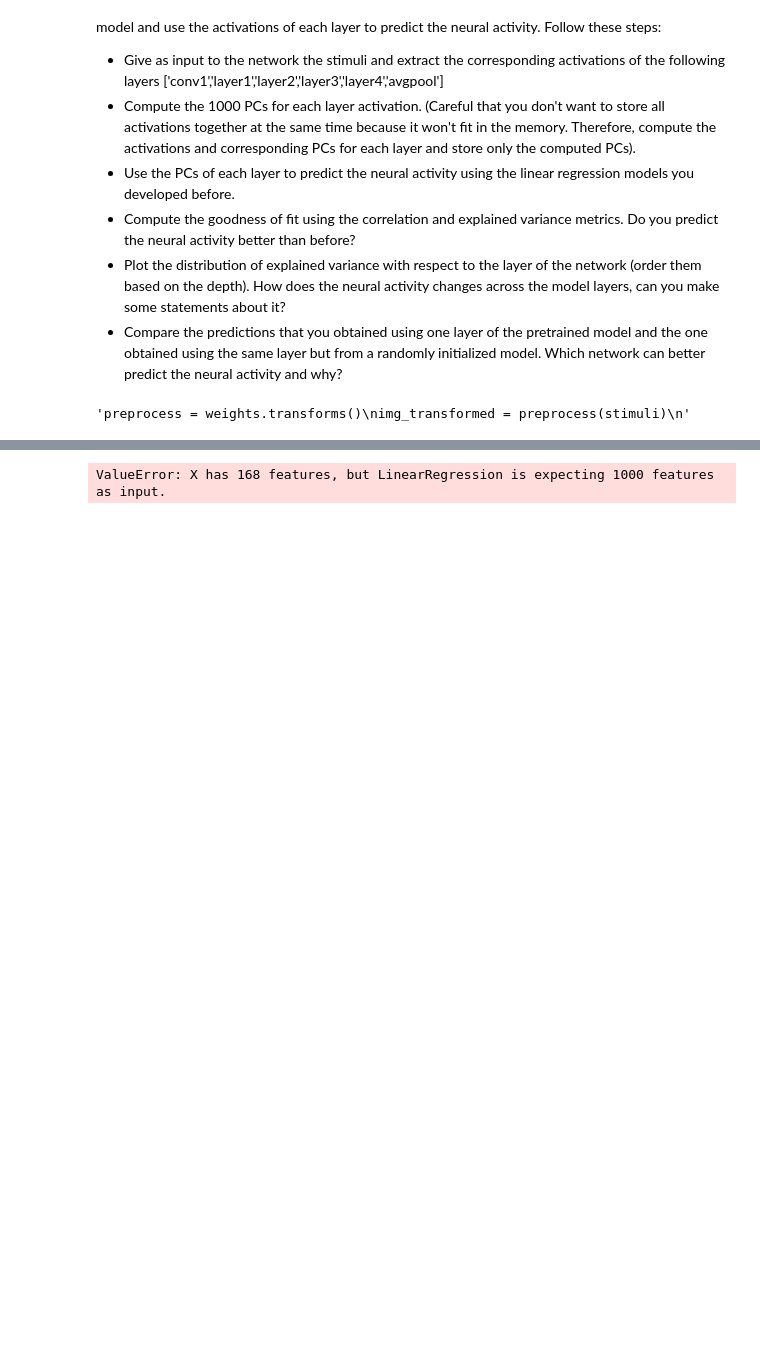
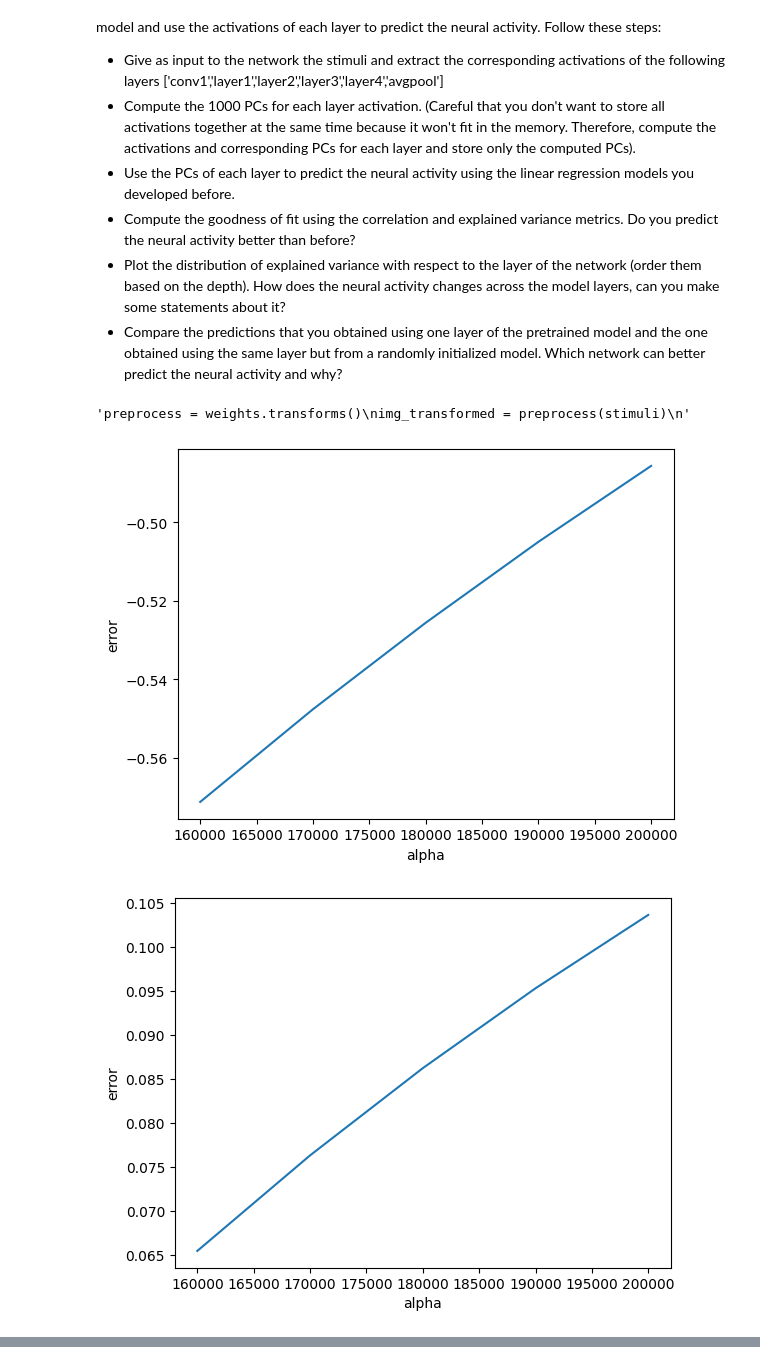
Before and after one commit to emmabhl/NX414_Predicting_neural_activity, a Jupyter notebook: week5_part2.ipynb, the cells around one changed output, grey strips where cells are left out. Cells and saved outputs as stored; diff of their text form; code cells hidden in the pictures; blank space fills up the shorter version.

```diff
--- a/week5_part2.ipynb
+++ b/week5_part2.ipynb
@@ -129,9 +106,6 @@ def extract_activations(self, stimuli: Tensor, layer) :
 ResNet.extract_activations = extract_activations
 # %%
 # load the pre-trained ResNet50 model
-stimulus_train = torch.tensor(stimulus_train)
-stimulus_val = torch.tensor(stimulus_val)
-stimulus_test = torch.tensor(stimulus_test)
 model = resnet50(weights=ResNet50_Weights.DEFAULT) # include_top = False?
 model.eval()
 print()
@@ -144,14 +118,13 @@ img_transformed = preprocess(stimuli)
 'preprocess = weights.transforms()\nimg_transformed = preprocess(stimuli)\n'
 # %%
 # extract the activations of the layers and apply PCA on each layer to store the first 1000PCs
-layers = ["conv1", "layer1", "layer2", "layer3", "layer4", "avgpool"]
 for layer in tqdm(layers) :
-    activations_train, activations_val, activations_test = apply_PCA(model.extract_activations(stimulus_train, layer),
-                                                                     model.extract_activations(stimulus_val, layer),
-                                                                     model.extract_activations(stimulus_test, layer))
-    with open(layer+'.pkl','wb') as f:
-        pickle.dump(activations_train, f)
+    activations_train = model.extract_activations(stimulus_train, layer)
+    pca = PCA(n_components=1000)
+    pca.fit(activations_train)
+    with open(layer+'_train.pkl','wb') as f:
+        pickle.dump(pca.transform(activations_train), f)
     with open(layer+'_val.pkl','wb') as f:
-        pickle.dump(activations_val, f)
+        pickle.dump(pca.transform(model.extract_activations(stimulus_val, layer)), f)
     with open(layer+'_test.pkl','wb') as f:
-        pickle.dump(activations_test, f)
+        pickle.dump(pca.transform(model.extract_activations(stimulus_test, layer)), f)
@@ -157,0 +179,17 @@ for layer in tqdm(layers) :
+# %%
+# Use the PCs of each layer to predict the neural activity using linear regression models
+models = {}
+best_alphas = {}
+alphas = {'conv1' : [160000, 170000, 180000, 190000, 200000],
+          'layer1' : [160000, 170000, 180000, 190000, 200000],
+          'layer2' : [160000, 170000, 180000, 190000, 200000],
+          'layer3' : [160000, 170000, 180000, 190000, 200000],
+          'layer4' : [160000, 170000, 180000, 190000, 200000],
+          'avgpool' : [160000, 170000, 180000, 190000, 200000]}
+for layer in tqdm(layers) :
+    with open(layer+'_train.pkl', 'rb') as f:
+        activations_train = pickle.load(f)
+    model, best_alpha = RidgeCV(activations_train, spikes_train, alphas[layer])
+# %% [output]
+[figure, added]
+[figure, added]
@@ -230,27 +272,9 @@ def evaluate_prediction_plot(model, dataset, true_prediction, model_title=None)
     else :
         dist_plot.suptitle('Histogram of the explained variance across neurons when fitting a {}'.format(model_title))
 # %%
-# Use the PCs of each layer to predict the neural activity using linear regression models
-models = {}
+# Evaluate the models on the validation set
 for layer in tqdm(layers) :
-    with open(layer+'.pkl', 'rb') as f:
-        activations = pickle.load(f)
-    model = LinearRegression()
-    model.fit(activations, spikes_train)
-    models[layer] = model
-
-
-
-# evaluate the models on the validation set
-for layer in layers :
     with open(layer+'_val.pkl', 'rb') as f:
         activations_val = pickle.load(f)
-    #evaluate_prediction_plot(models[layer], models[layer].predict(stimulus_val), spikes_val, model_title='linear regression on the activations of the {} layer'.format(layer))
-    evaluate_prediction_plot(models[layer], models[layer].predict(activations_val), spikes_val, model_title='linear regression on the activations of the {} layer'.format(layer))
+    evaluate_prediction_plot(models[layer], activations_val, spikes_val, model_title='ridge regression on the activations of the {} layer'.format(layer) + ' with alpha = {}'.format(best_alpha[layer]))
 plt.show()
-
-# Compute the goodness of fit using the correlation and explained variance metrics. Do you predict the neural activity better than before?
-# Plot the distribution of explained variance with respect to the layer of the network (order them based on the depth). How does the neural activity changes across the model layers, can you make some statements about it?
-# Compare the predictions that you obtained using one layer of the pretrained model and the one obtained using the same layer but from a randomly initialized model. Which network can better predict the neural activity and why?
-# %% [output]
-ValueError: X has 168 features, but LinearRegression is expecting 1000 features as input.
```
Also changed, not shown: parts of 7 cells of this notebook, 1 other file.
